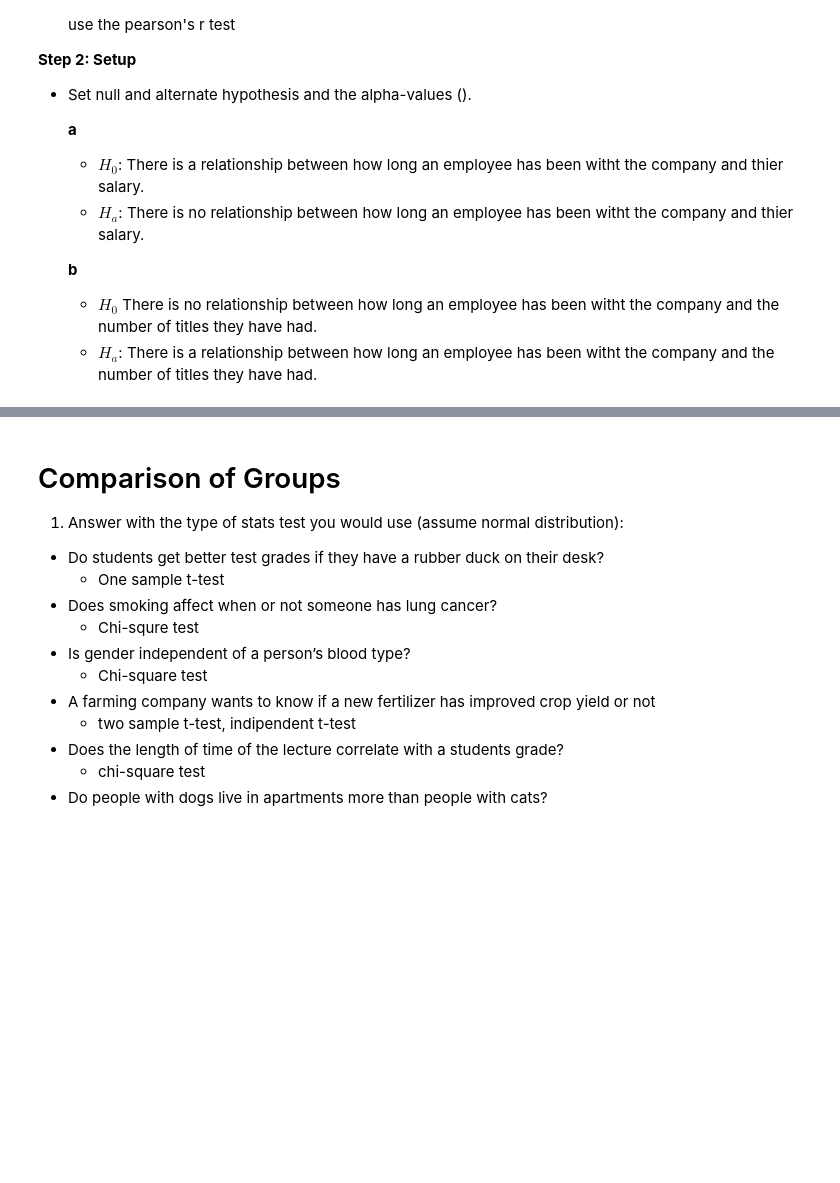
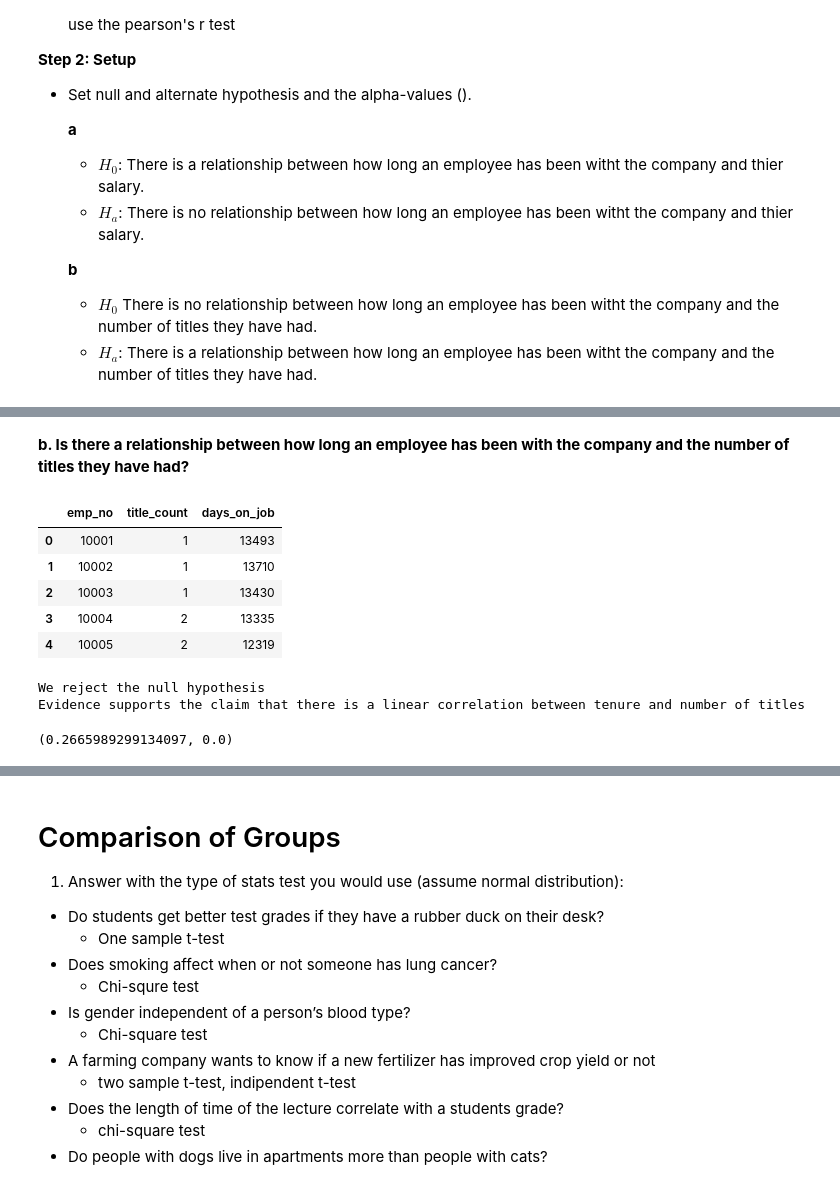
Before and after one commit to MigashaneVictoire/statistics-exercises, a Jupyter notebook: hypothesis_testing.ipynb, the cells around one changed output, grey strips where cells are left out. Cells and saved outputs as stored; diff of their text form; code cells hidden in the pictures; blank space fills up the shorter version.

```diff
--- a/hypothesis_testing.ipynb
+++ b/hypothesis_testing.ipynb
@@ -604,0 +640,33 @@ we reject the null hypothesis that says there is no linear relationship between
+# %% [markdown]
+**b. Is there a relationship between how long an employee has been with the company and the number of titles they have had?**
+# %%
+query= """
+select emp_no, count(title) as title_count, datediff(curdate(), hire_date) as days_on_job
+from employees
+join titles using(emp_no)
+group by emp_no;
+"""
+
+employees = pd.read_sql(query, env.get_db_access("employees"))
+employees.head()
+# %% [output]
+|  | emp_no | title_count | days_on_job |
+| 0 | 10001 | 1 | 13493 |
+| 1 | 10002 | 1 | 13710 |
+| 2 | 10003 | 1 | 13430 |
+| 3 | 10004 | 2 | 13335 |
+| 4 | 10005 | 2 | 12319 |
+# %%
+corr, p = stats.pearsonr(employees.days_on_job, employees.title_count)
+
+if p < alpha:
+    print("We reject the null hypothesis")
+    print("Evidence supports the claim that there is a linear correlation between tenure and number of titles")
+else:
+    print("We fail to reject the null hypothesis")
+
+corr, p
+# %% [output]
+We reject the null hypothesis
+Evidence supports the claim that there is a linear correlation between tenure and number of titles
+(0.2665989299134097, 0.0)
```
Also changed, not shown: parts of 36 cells of this notebook.
